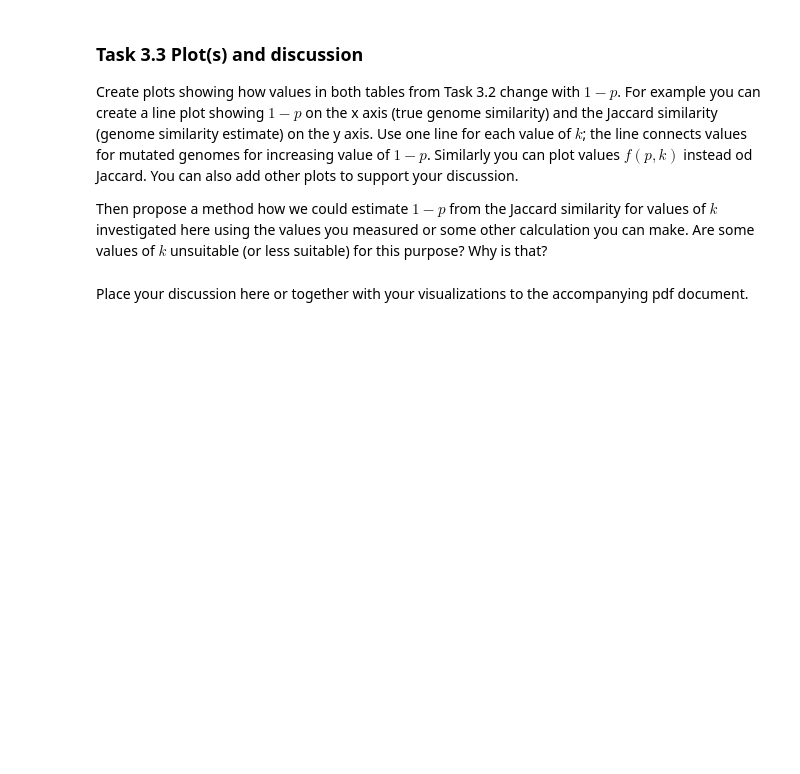
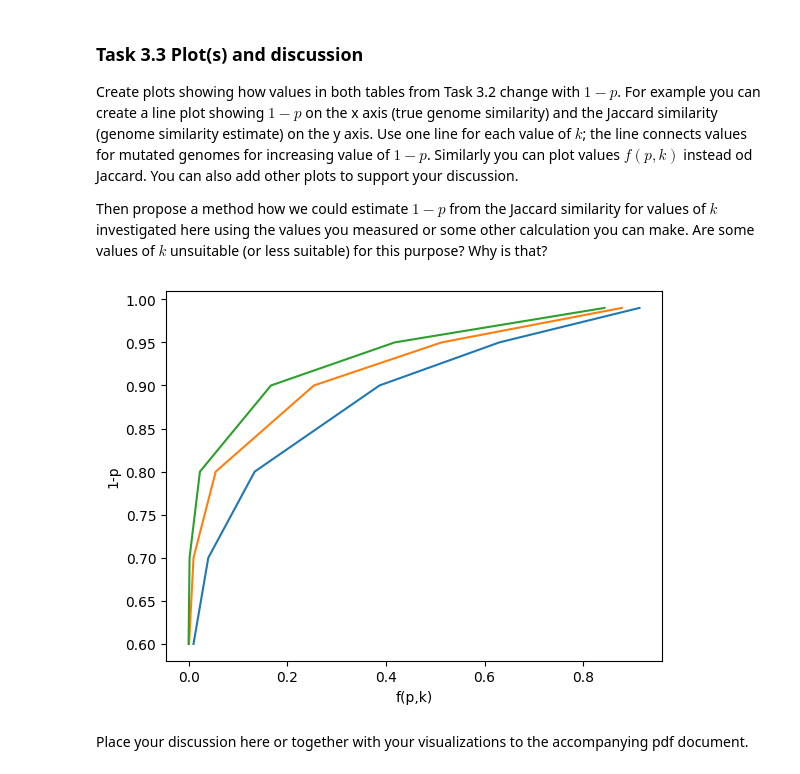
Before and after one commit to ArtsiomShcherba/fmfi-propedeutika-codequality, a Jupyter notebook: notebooks/a1i.ipynb, the cells around one changed output. Drawn from its saved outputs; the diff is of its cells as text; code cells hidden in the pictures; blank space fills up the shorter version.

```diff
--- a/notebooks/a1i.ipynb
+++ b/notebooks/a1i.ipynb
@@ -425,0 +426,9 @@ between real genome 0 and all 6 mutated genomes for values of the same list of v
+# %%
+def f(p,k):
+  return (1-p)**k
+
+values_k = set([9,13,17])
+
+for p in mutation_probabilities:
+  for k in values_k:
+    print("p=",p,",k=",k,",f(p,k)=",f(p,k))
@@ -434,3 +460,16 @@ Then propose a method how we could estimate $1-p$ from the Jaccard similarity fo
+# %%
+for k in values_k:
+  x = []
+  y = []
+  for p in mutation_probabilities:
+      y.append(1-p)
+      x.append(round(f(p,k),3))
+  plt.plot(x,y,label=f"k={k}")
+  plt.ylabel("1-p")
+  plt.xlabel("f(p,k)")
+plt.show()
+# %% [output]
+[figure, added]
 # %% [markdown]
 Place your discussion here or together with your visualizations to the accompanying pdf document.
 # %% [markdown]
```
Also changed, not shown: parts of 8 cells of this notebook.
